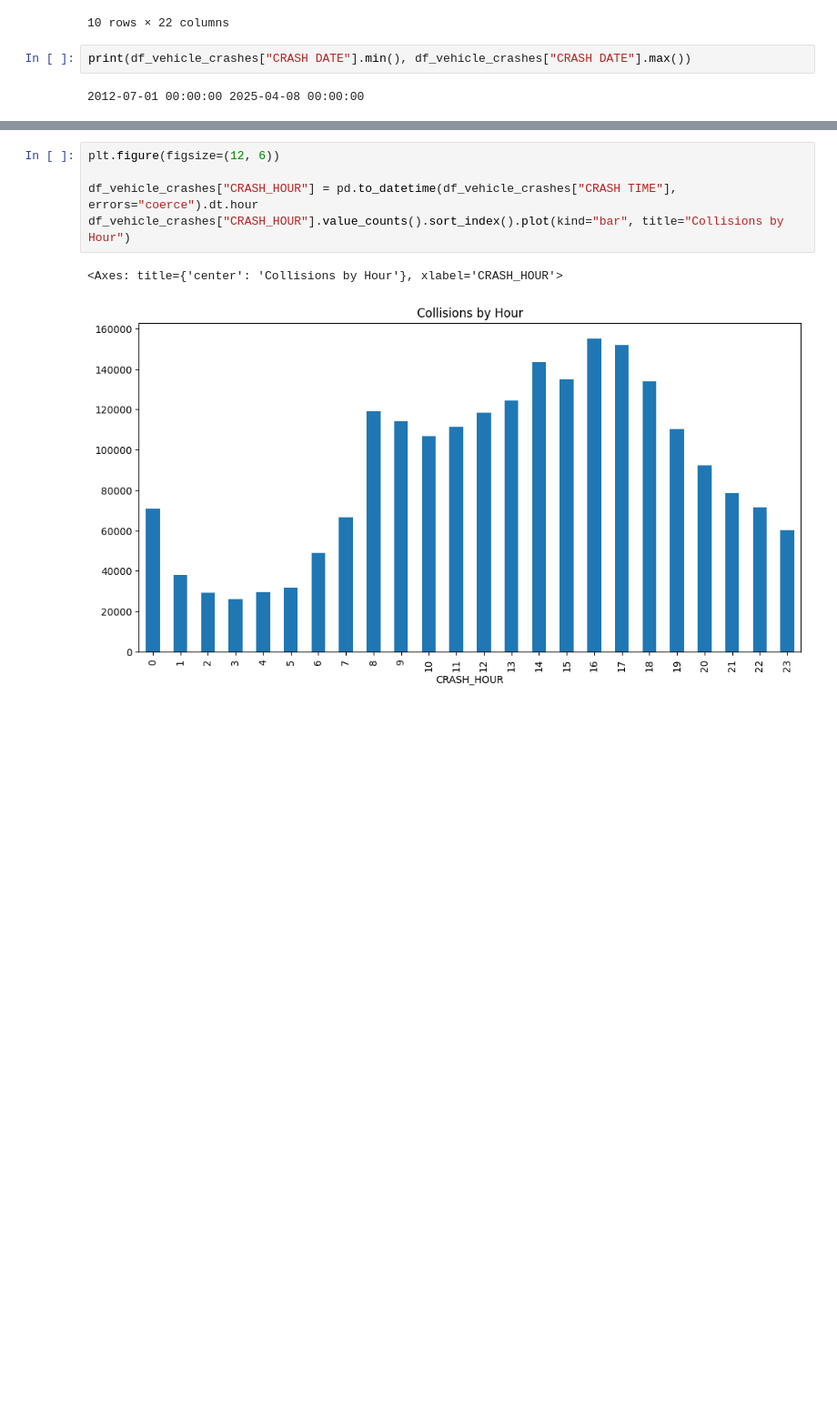
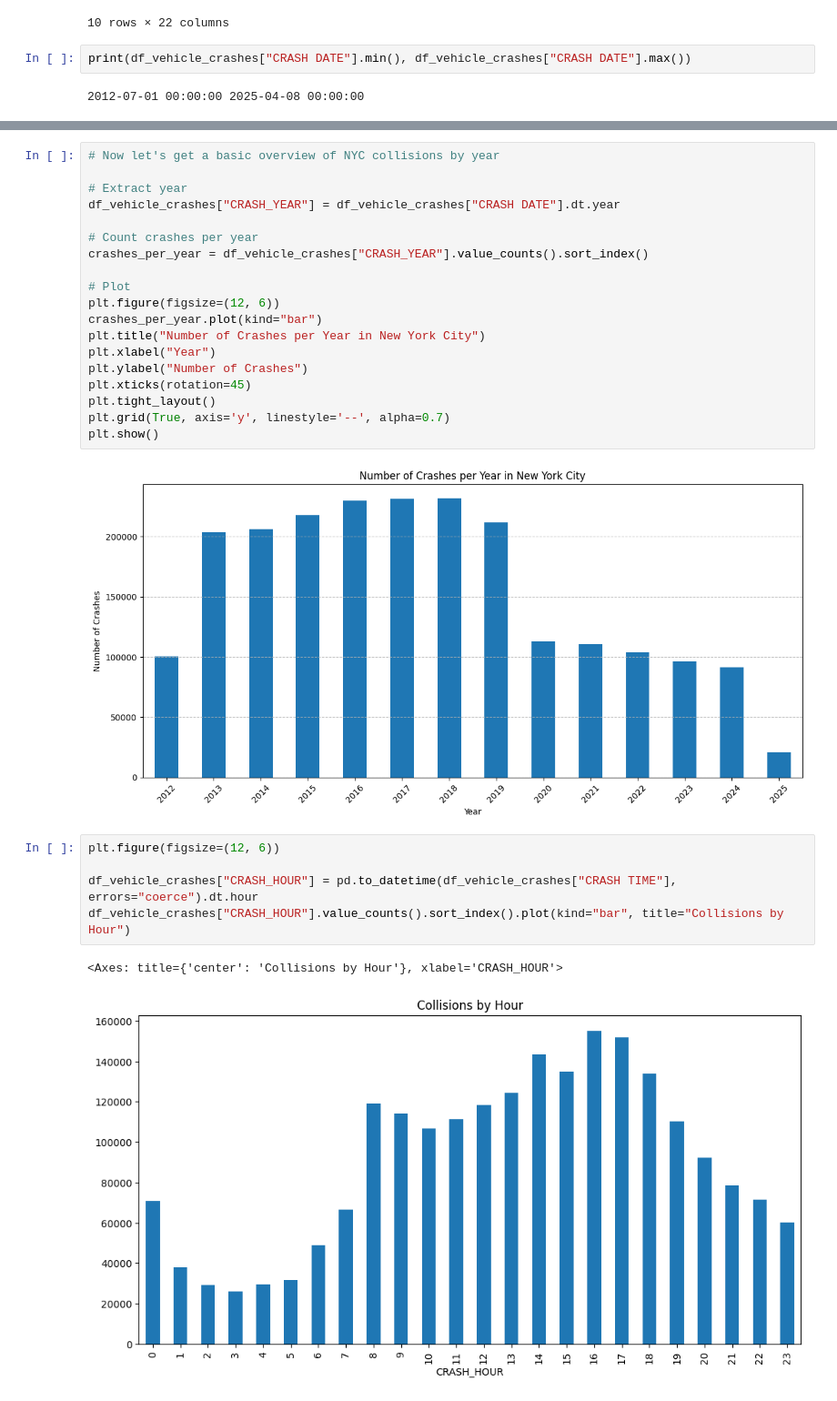
Before and after one commit to GisleGaren/GisleGaren.github.io, a Jupyter notebook: explainer/explainer.ipynb, the cells around one changed output, grey strips where cells are left out. Shown at 91% size. Saved outputs shown, nothing was run; the diff lists cells and outputs as text; blank space fills up the shorter version.

```diff
--- a/explainer/explainer.ipynb
+++ b/explainer/explainer.ipynb
@@ -90,3 +88,24 @@ m
+# %%
+# Now let's get a basic overview of NYC collisions by year
+
+# Extract year
+df_vehicle_crashes["CRASH_YEAR"] = df_vehicle_crashes["CRASH DATE"].dt.year
+
+# Count crashes per year
+crashes_per_year = df_vehicle_crashes["CRASH_YEAR"].value_counts().sort_index()
+
+# Plot
+plt.figure(figsize=(12, 6))
+crashes_per_year.plot(kind="bar")
+plt.title("Number of Crashes per Year in New York City")
+plt.xlabel("Year")
+plt.ylabel("Number of Crashes")
+plt.xticks(rotation=45)
+plt.tight_layout()
+plt.grid(True, axis='y', linestyle='--', alpha=0.7)
+plt.show()
+# %% [output]
+[figure, added]
 # %%
 plt.figure(figsize=(12, 6))
 
```
Also changed, not shown: parts of 18 cells of this notebook, 2 other files.
